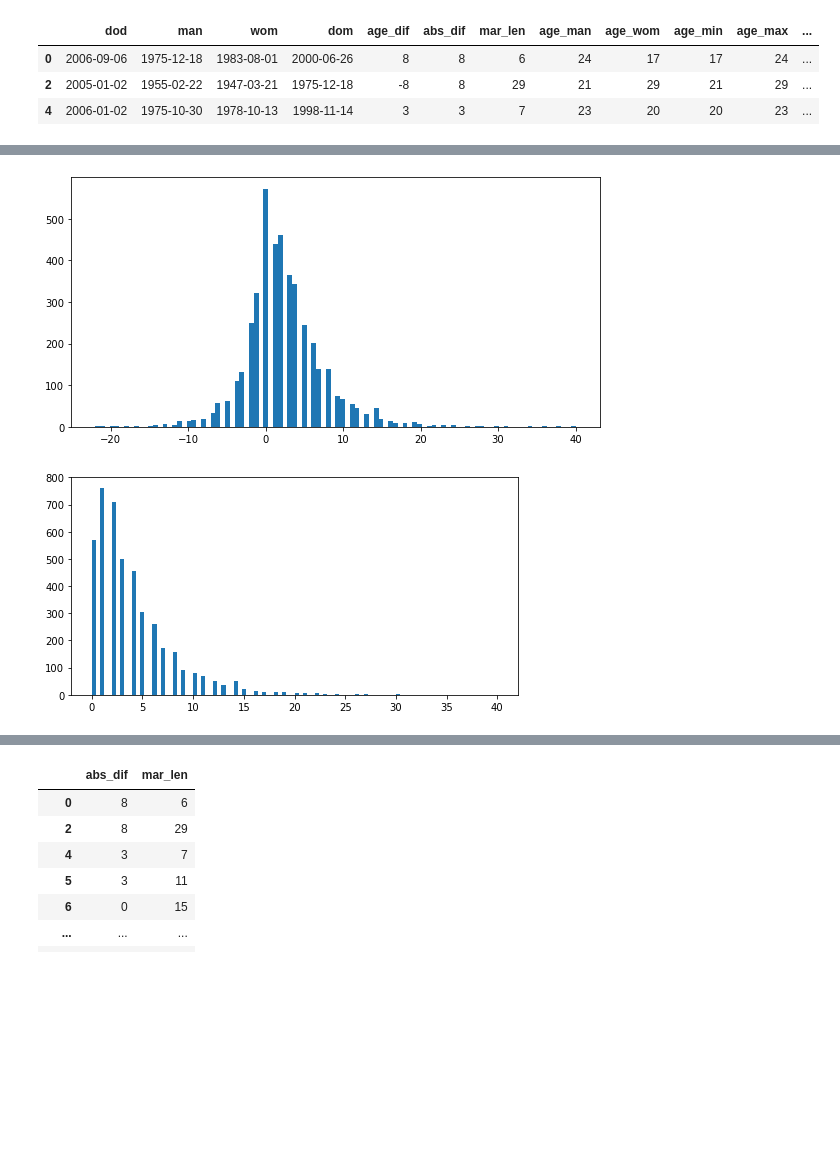
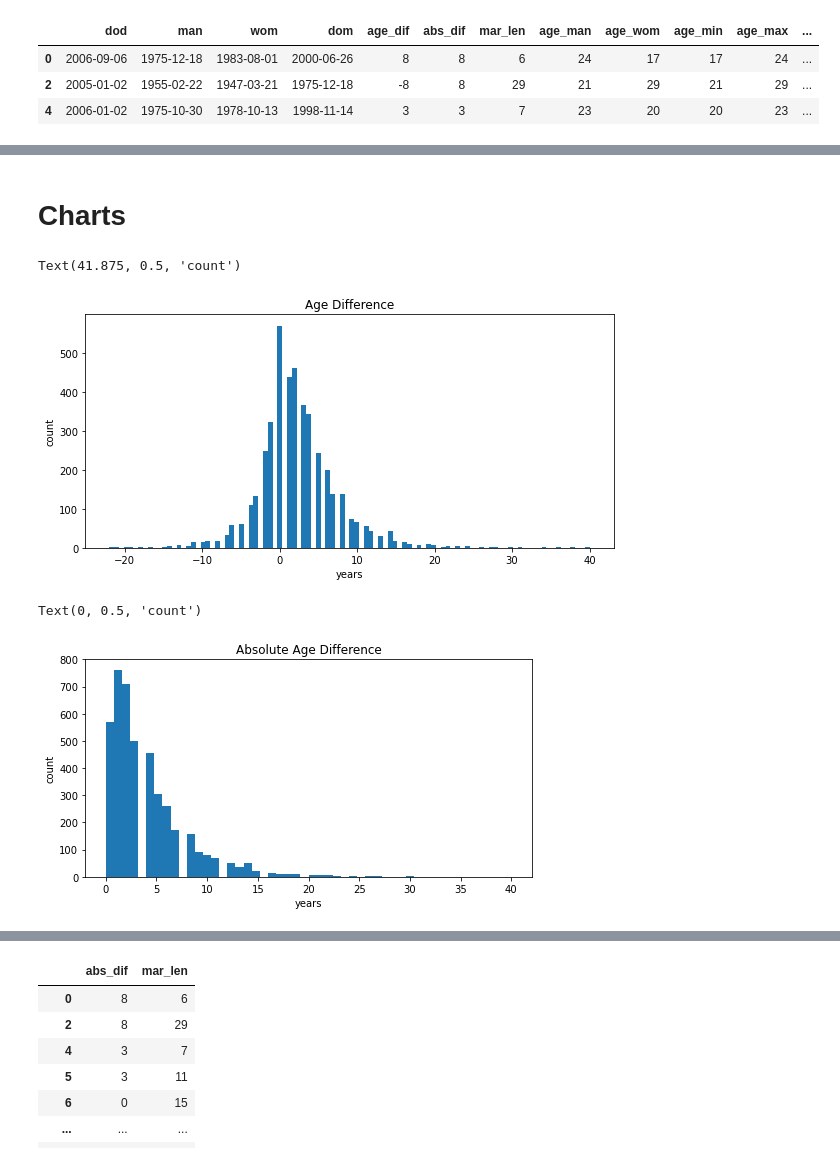
Before and after one commit to KevinRuggles/Marriage_Len_v_agedelta, a Jupyter notebook: eda.ipynb, the cells around one changed output, grey strips where cells are left out. Drawn from its saved outputs; the diff is of its cells as text; code cells hidden in the pictures; blank space fills up the shorter version.

```diff
--- a/eda.ipynb
+++ b/eda.ipynb
@@ -186,18 +179,25 @@ df.drop( [462,1799]
 # df[ df['age_man']<15]
 # %%
 # df[ df['age_wom']<15 ]
+# %% [markdown]
+# Charts
 # %%
-import matplotlib.pyplot as plt
 fig , ax = plt.subplots(figsize=(8,4))
-ax.set_title='Age Difference'
+ax.set_title('Age Difference')
 ax.hist(df['age_dif'],bins = 100);
 # plt.show()
 fig.tight_layout();
+ax.set_xlabel('years')
+ax.set_ylabel('count')
 # %% [output]
+Text(41.875, 0.5, 'count')
-[figure, old version]
+[figure, new version]
 # %%
-import matplotlib.pyplot as plt
-fig , ax = plt.subplots(figsize=(8,4))
-ax.hist(df['abs_dif'],bins =100);
+fig,ax = plt.subplots(figsize=(8,4))
+ax.hist(df['abs_dif'],bins =50)
+ax.set_title('Absolute Age Difference')
+ax.set_xlabel('years')
+ax.set_ylabel('count')
 # %% [output]
+Text(0, 0.5, 'count')
-[figure, old version]
+[figure, new version]
```
Also changed, not shown: parts of 27 cells of this notebook, 16 other files.
